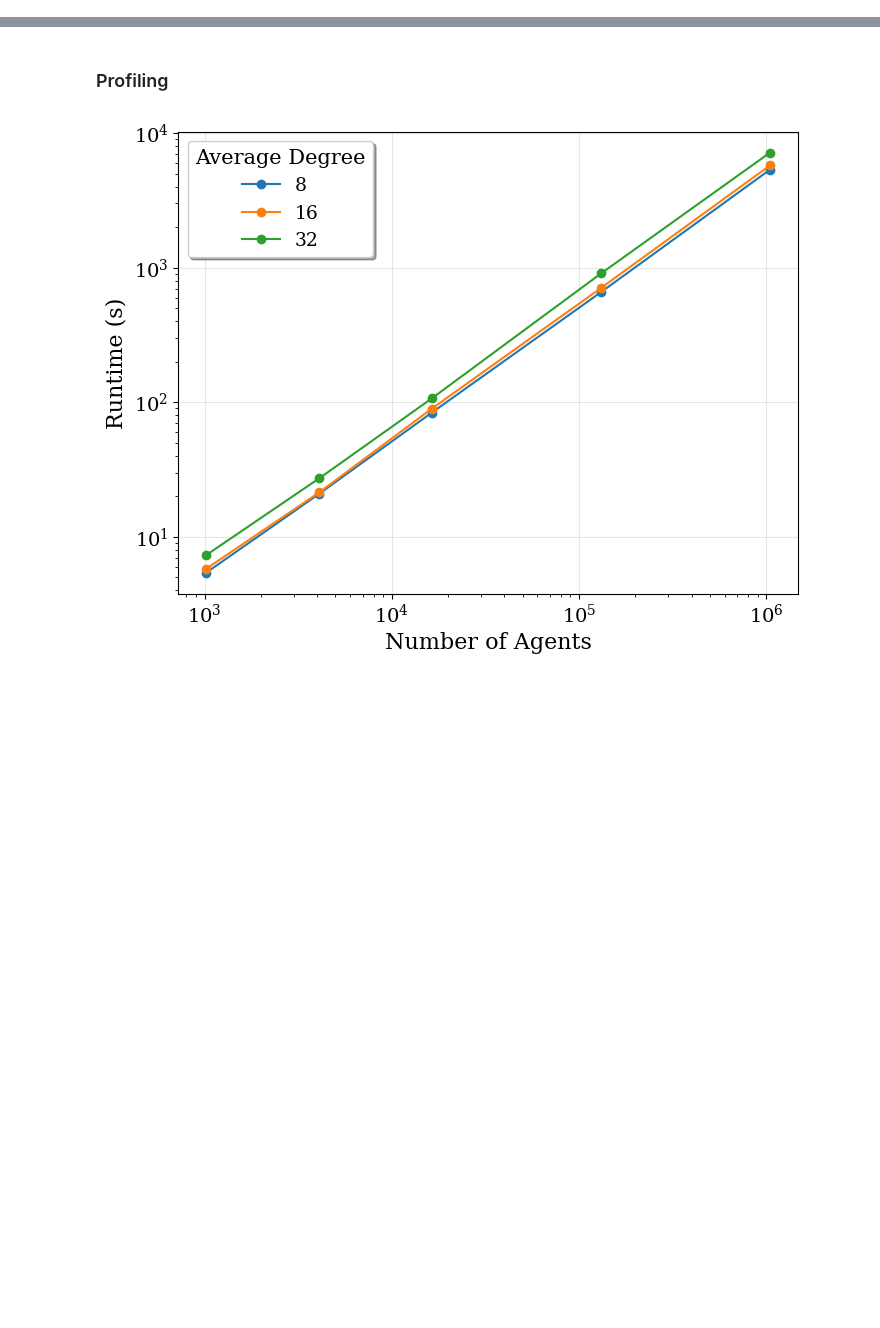
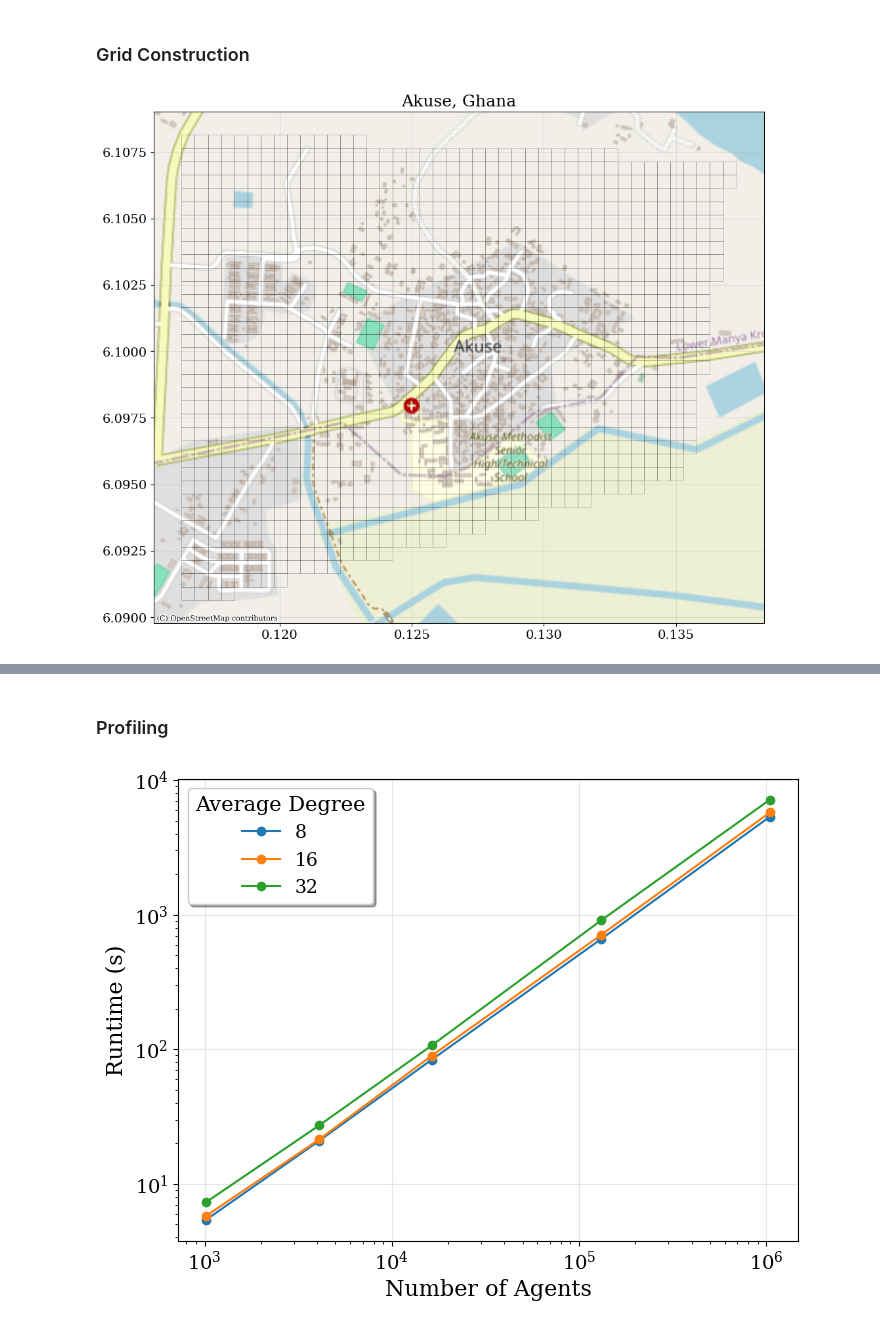
Before and after one commit to SDCCA/DGL-PTM, a Jupyter notebook: DGL_testing/misc_testing.ipynb, the cells around one changed output, grey strips where cells are left out. Drawn from its saved outputs; the diff is of its cells as text; code cells hidden in the pictures; blank space fills up the shorter version.

Commit message:
Initialize agent time use, rasterize Akuse, map locations of interest to grid cells

```diff
--- a/DGL_testing/misc_testing.ipynb
+++ b/DGL_testing/misc_testing.ipynb
@@ -35,3 +43,45 @@ plt.rcParams.update({"font.size" : 15,
                      "legend.fontsize": 13.5})
 plt.rc("text", usetex=False)
 plt.rc("font", family="serif")
+# %% [markdown]
+### Grid Construction
+# %%
+# Step 1: Manually Define Akuse's Boundary (Example Coordinates)
+akuse_boundary_coords = [ (x[1],x[0]) for x in [
+        (6.107983818842101, 0.11640835827890646),
+        (6.106918939321614, 0.13688109260416578),
+        (6.095601368066649, 0.13518748441180858),
+        (6.090648307705022, 0.11628382826476255)
+    ]
+]
+
+boundary = Polygon(akuse_boundary_coords)
+gdf = gpd.GeoDataFrame(geometry=[boundary], crs="EPSG:4326")  # WGS84 CRS
+
+# Step 2: Create Grid within the Boundary
+def create_grid(bounds, cell_size):
+    """Generate a grid of square polygons within given bounds."""
+    minx, miny, maxx, maxy = bounds
+    x_coords = np.arange(minx, maxx, cell_size)
+    y_coords = np.arange(miny, maxy, cell_size)
+    grid_cells = []
+    for x in x_coords:
+        for y in y_coords:
+            cell = box(x, y, x + cell_size, y + cell_size)
+            if cell.intersects(boundary):  # Keep only cells inside Akuse
+                grid_cells.append(cell)
+
+    return gpd.GeoDataFrame(geometry=grid_cells, crs="EPSG:4326")
+
+cell_size = 0.0005
+grid = create_grid(boundary.bounds, cell_size)
+
+# Step 3: Plot the Result
+fig, ax = plt.subplots(figsize=(12, 12))
+# gdf.plot(ax=ax, edgecolor="dodgerblue", facecolor="none", linewidth=2, label="Akuse Boundary")
+grid.plot(ax=ax, edgecolor="k", facecolor="none", linewidth=0.5, alpha=0.3)
+ctx.add_basemap(ax, crs=gdf.crs, source=ctx.providers.OpenStreetMap.Mapnik)
+plt.title("Akuse, Ghana")
+plt.show()
+# %% [output]
+[figure, added]
```
Also changed, not shown: parts of 12 cells of this notebook, 3 other files.
